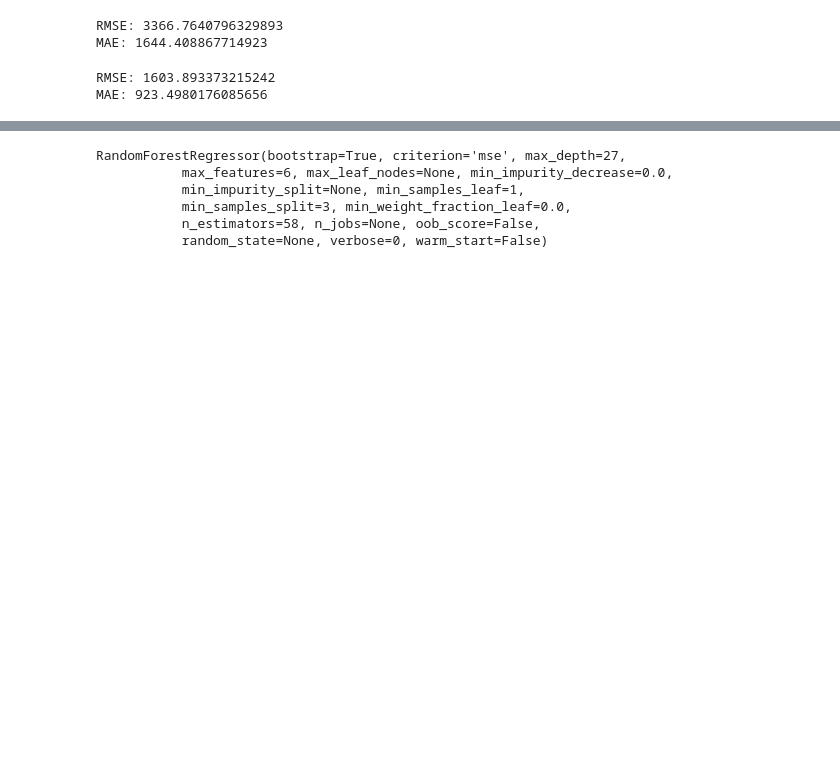
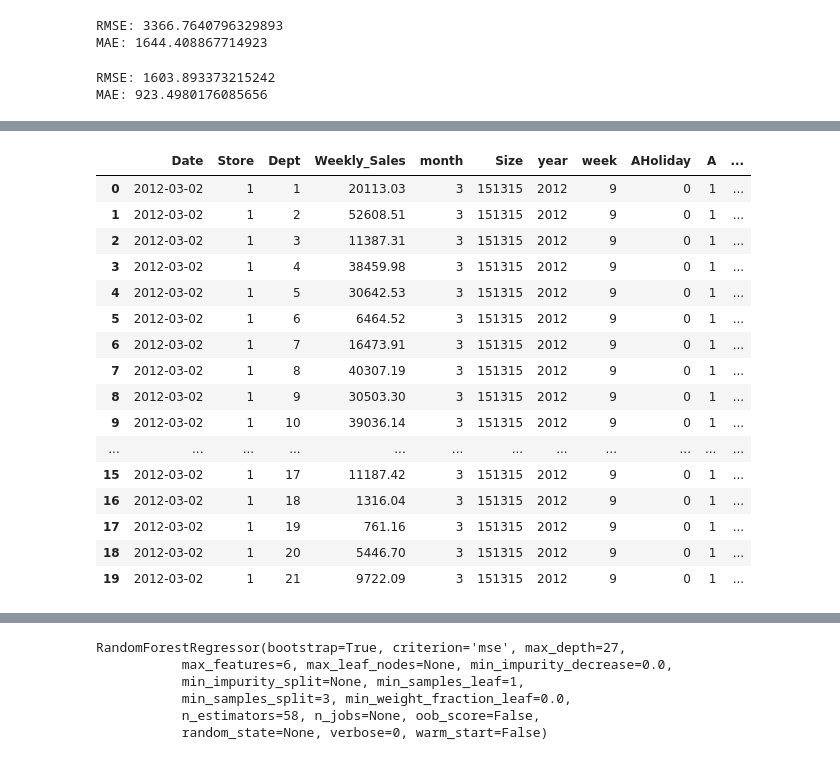
Before and after one commit to Viynne/Sales_forecast, a Jupyter notebook: walmart_forecast_xgboost.ipynb, the cells around one changed output, grey strips where cells are left out. Cells and saved outputs as stored; diff of their text form; code cells hidden in the pictures; blank space fills up the shorter version.

```diff
--- a/walmart_forecast_xgboost.ipynb
+++ b/walmart_forecast_xgboost.ipynb
@@ -484 +526,23 @@ prediction_frame = pandas.DataFrame({"Prediction": predictions, "Real": val_y.va
+# %%
+val_copy["Predicitons"] = prediction_frame["Prediction"].values
+# %%
+val_copy.head(20)
+# %% [output]
+|  | Date | Store | Dept | Weekly_Sales | month | Size | year | week | AHoliday | A | ... |
+| 0 | 2012-03-02 | 1 | 1 | 20113.03 | 3 | 151315 | 2012 | 9 | 0 | 1 | ... |
+| 1 | 2012-03-02 | 1 | 2 | 52608.51 | 3 | 151315 | 2012 | 9 | 0 | 1 | ... |
+| 2 | 2012-03-02 | 1 | 3 | 11387.31 | 3 | 151315 | 2012 | 9 | 0 | 1 | ... |
+| 3 | 2012-03-02 | 1 | 4 | 38459.98 | 3 | 151315 | 2012 | 9 | 0 | 1 | ... |
+| 4 | 2012-03-02 | 1 | 5 | 30642.53 | 3 | 151315 | 2012 | 9 | 0 | 1 | ... |
+| 5 | 2012-03-02 | 1 | 6 | 6464.52 | 3 | 151315 | 2012 | 9 | 0 | 1 | ... |
+| 6 | 2012-03-02 | 1 | 7 | 16473.91 | 3 | 151315 | 2012 | 9 | 0 | 1 | ... |
+| 7 | 2012-03-02 | 1 | 8 | 40307.19 | 3 | 151315 | 2012 | 9 | 0 | 1 | ... |
+| 8 | 2012-03-02 | 1 | 9 | 30503.30 | 3 | 151315 | 2012 | 9 | 0 | 1 | ... |
+| 9 | 2012-03-02 | 1 | 10 | 39036.14 | 3 | 151315 | 2012 | 9 | 0 | 1 | ... |
+| ... | ... | ... | ... | ... | ... | ... | ... | ... | ... | ... | ... |
+| 15 | 2012-03-02 | 1 | 17 | 11187.42 | 3 | 151315 | 2012 | 9 | 0 | 1 | ... |
+| 16 | 2012-03-02 | 1 | 18 | 1316.04 | 3 | 151315 | 2012 | 9 | 0 | 1 | ... |
+| 17 | 2012-03-02 | 1 | 19 | 761.16 | 3 | 151315 | 2012 | 9 | 0 | 1 | ... |
+| 18 | 2012-03-02 | 1 | 20 | 5446.70 | 3 | 151315 | 2012 | 9 | 0 | 1 | ... |
+| 19 | 2012-03-02 | 1 | 21 | 9722.09 | 3 | 151315 | 2012 | 9 | 0 | 1 | ... |
 # %%
```
Also changed, not shown: parts of 16 cells of this notebook.
